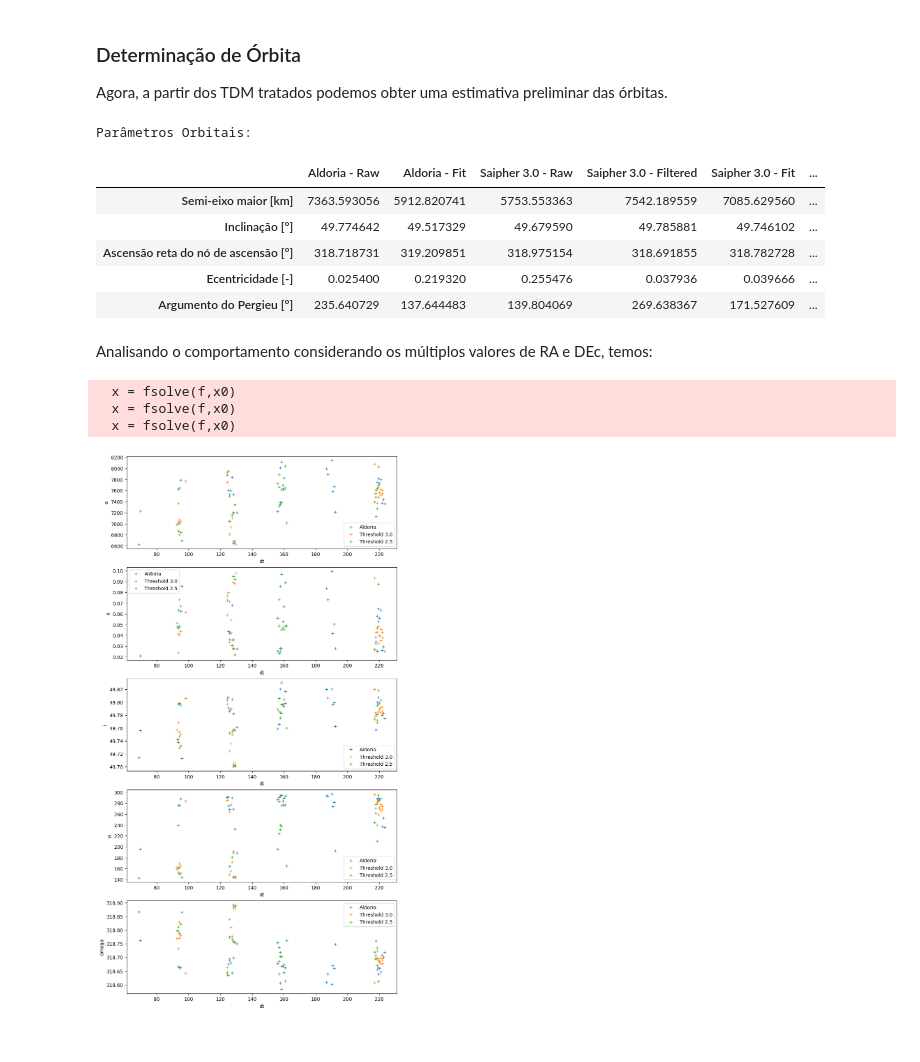
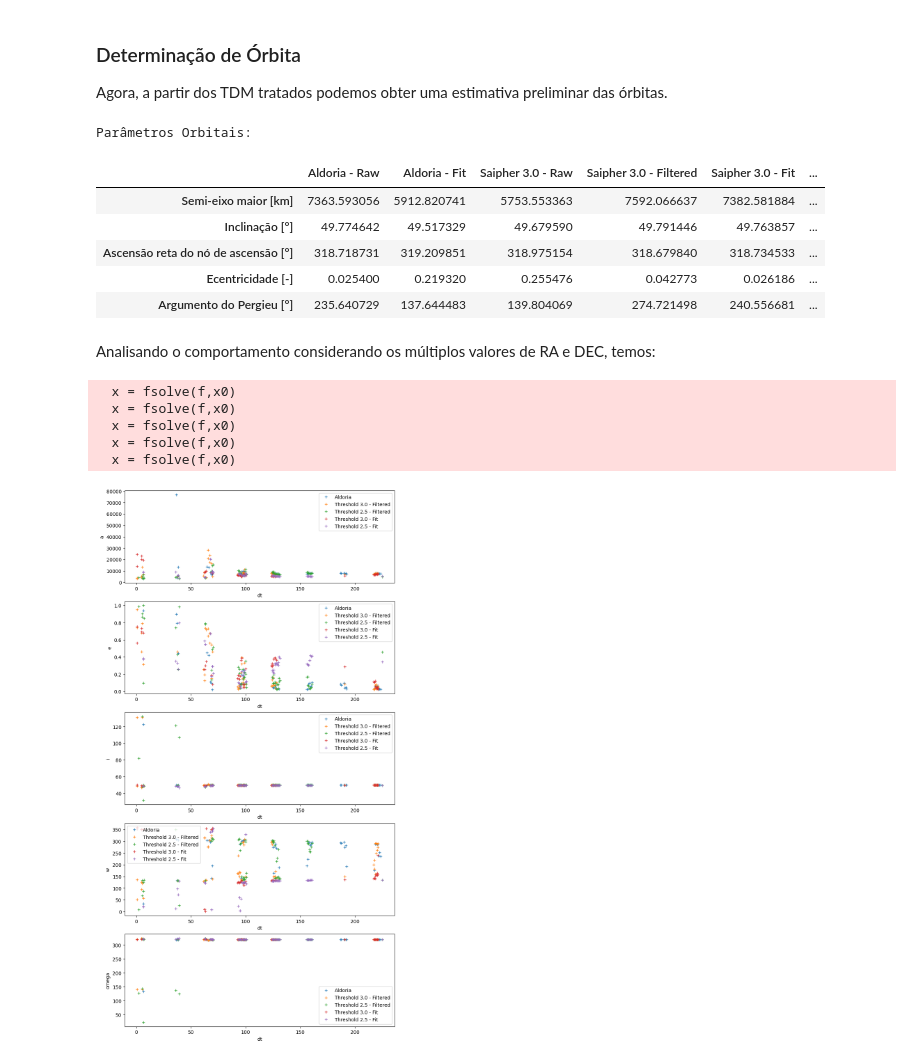
Before and after one commit to Rafa1914/spacepykit, a Jupyter notebook: data-exploration-notebook.ipynb, the cells around one changed output. Saved outputs shown, nothing was run; the diff lists cells and outputs as text; code cells hidden in the pictures.

```diff
--- a/data-exploration-notebook.ipynb
+++ b/data-exploration-notebook.ipynb
@@ -50,12 +50,12 @@ def filter_raw_data(df_raw: pd.DataFrame, df_fit=None):
     std_dec = df_fit.describe().loc["std", "Desvio DEC (%)"]
     mean_dec = df_fit.describe().loc["mean", "Desvio DEC (%)"]
     third_quarter_dec = df_fit.describe().loc["75%", "Desvio DEC (%)"]
-    # filter = (abs(df_fit["Desvio RA (%)"] - mean_ra) < 1.0 * std_ra) & (
+    # filter_bool = (abs(df_fit["Desvio RA (%)"] - mean_ra) < 1.0 * std_ra) & (
     #     abs(df_fit["Desvio DEC (%)"] - mean_dec) < 1.0 * std_dec
     # )
-    # filter = (df_fit['Desvio RA (%)'] < third_quarter_ra) & (df_fit['Desvio DEC (%)'] < third_quarter_dec)
-    filter = (df_fit['Desvio RA (deg)'] < 0.25) & (df_fit['Desvio DEC (deg)'] < 0.25)
-    time_filtered = df_fit[filter]["Tempo[s]"]
+    filter_bool = (df_fit['Desvio RA (%)'] < third_quarter_ra) & (df_fit['Desvio DEC (%)'] < third_quarter_dec)
+    # filter_bool = (df_fit['Desvio RA (deg)'] < 0.25) & (df_fit['Desvio DEC (deg)'] < 0.25)
+    time_filtered = df_fit[filter_bool]["Tempo[s]"]
     return df_raw.loc[df_raw["Tempo[s]"].isin(time_filtered)]
 # %%
 import pandas as pd
@@ -211,7 +211,7 @@ def get_iod_multiple_radec(tdm: pd.DataFrame, observatory: Observatory) -> pd.Da
     df = pd.DataFrame(data=data)
     # Filtro de Outliers:
     df.dropna(inplace=True)
-    df.where((df["e"] < 0.1), inplace=True)
+    df.where((df["e"] < 1.0), inplace=True)
     return df
 
 
@@ -308,7 +308,7 @@ observatory = Observatory(
 )
 
 # Observações:
-tdm_aldoria_raw = read_tdm(filename="Dados\\TDM_7646.txt")
+tdm_aldoria_raw = read_tdm(filename="Dados\\TDM\\TDM_7646.txt")
 tdm_saipher_30_raw = read_tdm(filename="Dados\\TDM\\Threshold\\TDM-Saipher-30.txt")
 tdm_saipher_25_raw = read_tdm(filename="Dados\\TDM\\Threshold\\TDM-Saipher-25.txt")
 
@@ -390,13 +390,13 @@ orbital_parameters_df
 # %% [output]
 Parâmetros Orbitais:
 |  | Aldoria - Raw | Aldoria - Fit | Saipher 3.0 - Raw | Saipher 3.0 - Filtered | Saipher 3.0 - Fit | ... |
-| Semi-eixo maior [km] | 7363.593056 | 5912.820741 | 5753.553363 | 7542.189559 | 7085.629560 | ... |
-| Inclinação [°] | 49.774642 | 49.517329 | 49.679590 | 49.785881 | 49.746102 | ... |
-| Ascensão reta do nó de ascensão [°] | 318.718731 | 319.209851 | 318.975154 | 318.691855 | 318.782728 | ... |
-| Ecentricidade [-] | 0.025400 | 0.219320 | 0.255476 | 0.037936 | 0.039666 | ... |
-| Argumento do Pergieu [°] | 235.640729 | 137.644483 | 139.804069 | 269.638367 | 171.527609 | ... |
+| Semi-eixo maior [km] | 7363.593056 | 5912.820741 | 5753.553363 | 7592.066637 | 7382.581884 | ... |
+| Inclinação [°] | 49.774642 | 49.517329 | 49.679590 | 49.791446 | 49.763857 | ... |
+| Ascensão reta do nó de ascensão [°] | 318.718731 | 319.209851 | 318.975154 | 318.679840 | 318.734533 | ... |
+| Ecentricidade [-] | 0.025400 | 0.219320 | 0.255476 | 0.042773 | 0.026186 | ... |
+| Argumento do Pergieu [°] | 235.640729 | 137.644483 | 139.804069 | 274.721498 | 240.556681 | ... |
 # %% [markdown]
-Analisando o comportamento considerando os múltiplos valores de RA e DEc, temos:
+Analisando o comportamento considerando os múltiplos valores de RA e DEC, temos:
 # %%
 # Dados do Observatório da Aldoria:
 latitude = -30.5262693  # Latitude geocêntrica do observatório [deg]
@@ -408,7 +408,7 @@ observatory = Observatory(
 )
 
 # Observações:
-tdm_aldoria_raw = read_tdm(filename="Dados\\TDM_7646.txt")
+tdm_aldoria_raw = read_tdm(filename="Dados\\TDM\\TDM_7646.txt")
 tdm_saipher_30_raw = read_tdm(filename="Dados\\TDM\\Threshold\\TDM-Saipher-30.txt")
 tdm_saipher_25_raw = read_tdm(filename="Dados\\TDM\\Threshold\\TDM-Saipher-25.txt")
 
@@ -422,20 +422,24 @@ _,_,tdm_saipher_25_fit = fit_radec_tdm_data(raw_data=tdm_saipher_25_filtered,pol
 
 # Obtenção dos dados:
 tles_aldoria = get_iod_multiple_radec(tdm_aldoria_raw, observatory)
-tles_saipher_30 = get_iod_multiple_radec(tdm_saipher_30_filtered, observatory)
-tles_saipher_25 = get_iod_multiple_radec(tdm_saipher_25_filtered, observatory)
+tles_saipher_30_filtered = get_iod_multiple_radec(tdm_saipher_30_filtered, observatory)
+tles_saipher_25_filtered = get_iod_multiple_radec(tdm_saipher_25_filtered, observatory)
+tles_saipher_30_fit = get_iod_multiple_radec(tdm_saipher_30_fit, observatory)
+tles_saipher_25_fit = get_iod_multiple_radec(tdm_saipher_25_fit, observatory)
 # %% [output]
   x = fsolve(f,x0)
   x = fsolve(f,x0)
   x = fsolve(f,x0)
+  x = fsolve(f,x0)
+  x = fsolve(f,x0)
 # %%
 # Plot dos Resultados:
 plot_data(
-    df_list=[tles_aldoria, tles_saipher_30, tles_saipher_25],
-    legend=["Aldoria", "Threshold 3.0", "Threshold 2.5"],
+    df_list=[tles_aldoria, tles_saipher_30_filtered, tles_saipher_25_filtered, tles_saipher_30_fit, tles_saipher_25_fit],
+    legend=["Aldoria", "Threshold 3.0 - Filtered", "Threshold 2.5 - Filtered", "Threshold 3.0 - Fit", "Threshold 2.5 - Fit"],
     y_data=["a", "e","i","w","omega"],
     x_data="dt",
     h_dist=False
 )
 # %% [output]
-[figure, old version]
+[figure, new version]
```
Also changed, not shown: parts of 7 cells of this notebook.
